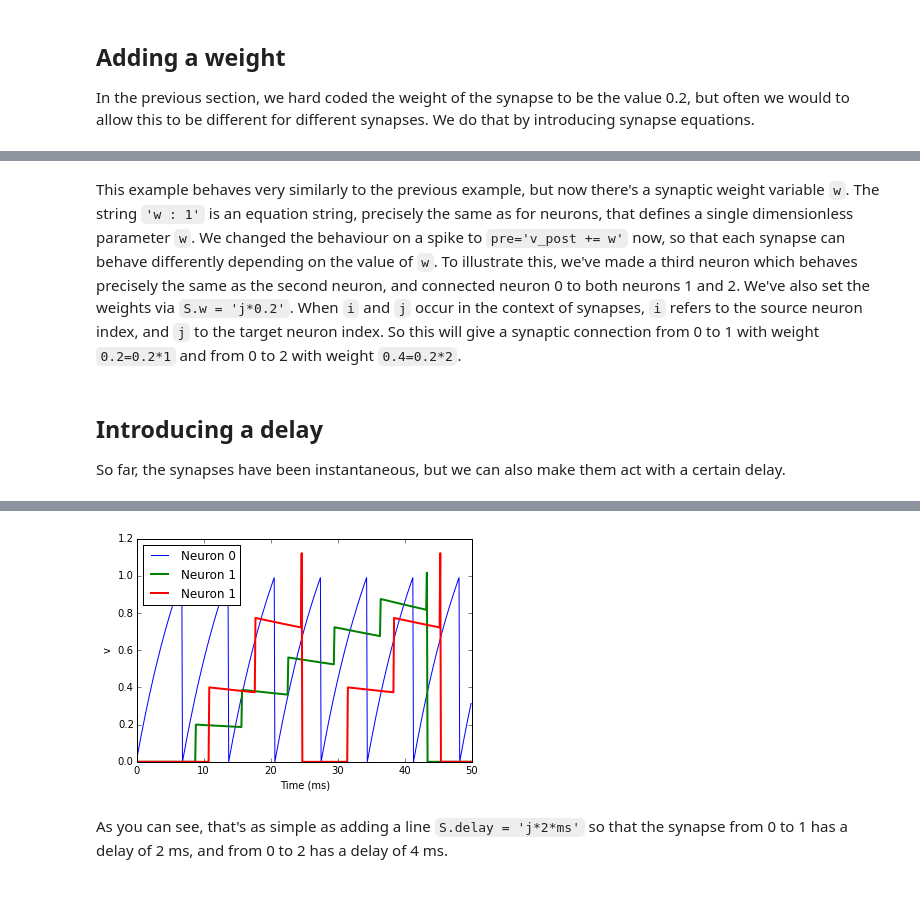
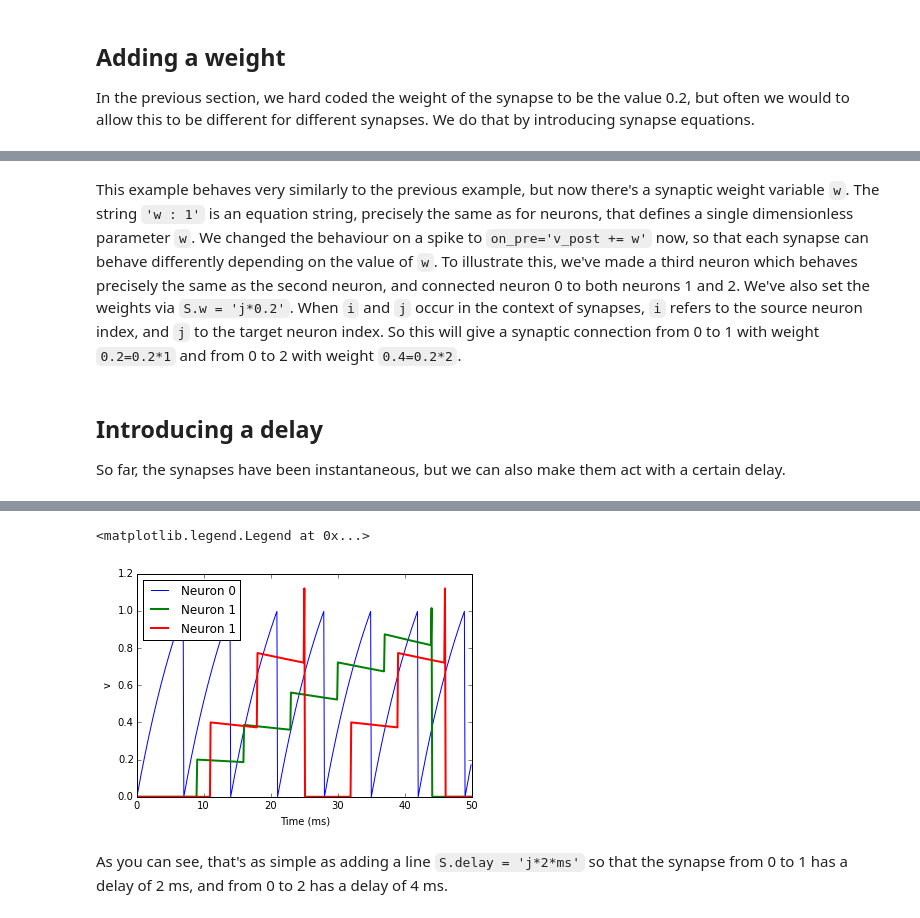
Before and after one commit to brian-team/brian2-doc-resources, a Jupyter notebook: tutorials/2-intro-to-brian-synapses.ipynb, the cells around one changed output, grey strips where cells are left out. Drawn from its saved outputs; the diff is of its cells as text; code cells hidden in the pictures.

```diff
--- a/tutorials/2-intro-to-brian-synapses.ipynb
+++ b/tutorials/2-intro-to-brian-synapses.ipynb
@@ -82,5 +84,5 @@ legend(loc='best')
 # %% [markdown]
-This example behaves very similarly to the previous example, but now there's a synaptic weight variable ``w``. The string ``'w : 1'`` is an equation string, precisely the same as for neurons, that defines a single dimensionless parameter ``w``. We changed the behaviour on a spike to ``pre='v_post += w'`` now, so that each synapse can behave differently depending on the value of ``w``. To illustrate this, we've made a third neuron which behaves precisely the same as the second neuron, and connected neuron 0 to both neurons 1 and 2. We've also set the weights via ``S.w = 'j*0.2'``. When ``i`` and ``j`` occur in the context of synapses, ``i`` refers to the source neuron index, and ``j`` to the target neuron index. So this will give a synaptic connection from 0 to 1 with weight ``0.2=0.2*1`` and from 0 to 2 with weight ``0.4=0.2*2``.
+This example behaves very similarly to the previous example, but now there's a synaptic weight variable ``w``. The string ``'w : 1'`` is an equation string, precisely the same as for neurons, that defines a single dimensionless parameter ``w``. We changed the behaviour on a spike to ``on_pre='v_post += w'`` now, so that each synapse can behave differently depending on the value of ``w``. To illustrate this, we've made a third neuron which behaves precisely the same as the second neuron, and connected neuron 0 to both neurons 1 and 2. We've also set the weights via ``S.w = 'j*0.2'``. When ``i`` and ``j`` occur in the context of synapses, ``i`` refers to the source neuron index, and ``j`` to the target neuron index. So this will give a synaptic connection from 0 to 1 with weight ``0.2=0.2*1`` and from 0 to 2 with weight ``0.4=0.2*2``.
 # %% [markdown]
 ## Introducing a delay
 
@@ -97,8 +99,8 @@ G = NeuronGroup(3, eqs, threshold='v>1', reset='v = 0')
 G.I = [2, 0, 0]
 G.tau = [10, 100, 100]*ms
 
-S = Synapses(G, G, 'w : 1', pre='v_post += w')
-S.connect(0, [1, 2])
+S = Synapses(G, G, 'w : 1', on_pre='v_post += w')
+S.connect(i=0, j=[1, 2])
 S.w = 'j*0.2'
 S.delay = 'j*2*ms'
 
@@ -117,4 +119,5 @@ legend(loc='best')
+<matplotlib.legend.Legend at 0x...>
-[figure, old version]
+[figure, new version]
 # %% [markdown]
 As you can see, that's as simple as adding a line ``S.delay = 'j*2*ms'`` so that the synapse from 0 to 1 has a delay of 2 ms, and from 0 to 2 has a delay of 4 ms.
 # %% [markdown]
```
Also changed, not shown: parts of 21 cells of this notebook, 44 other files.
